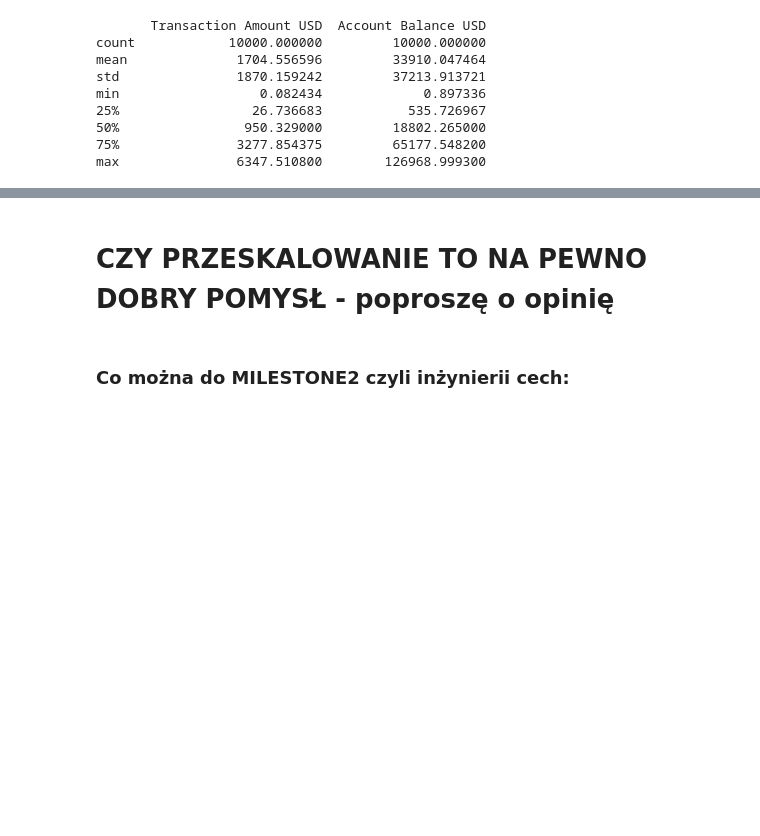
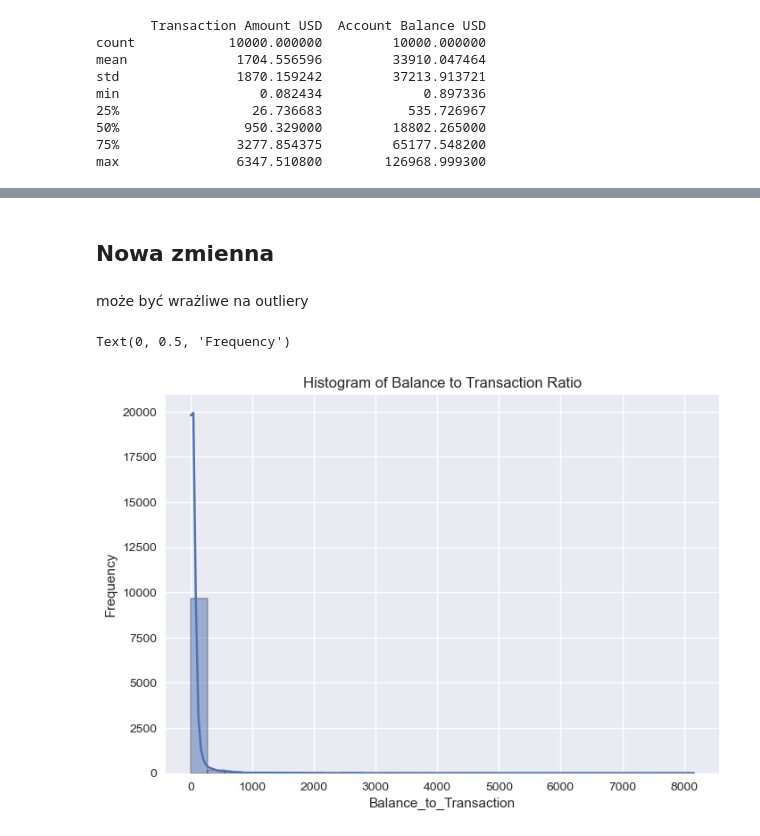
Before and after one commit to wiktoriakawa/IntroductionToMachineLearning-Project2, a Jupyter notebook: budowa_krok_1i2_3.ipynb, the cells around one changed output, grey strips where cells are left out. Saved outputs shown, nothing was run; the diff lists cells and outputs as text; code cells hidden in the pictures; blank space fills up the shorter version.

```diff
--- a/budowa_krok_1i2_3.ipynb
+++ b/budowa_krok_1i2_3.ipynb
@@ -366,6 +350,14 @@ plt.show()
-# %% [markdown]
-# CZY PRZESKALOWANIE TO NA PEWNO DOBRY POMYSŁ - poproszę o opinię
-# %% [markdown]
-### Co można do MILESTONE2 czyli inżynierii cech:
+# %% [markdown]
+## Nowa zmienna
 # %%
-df['Balance_to_Transaction_Ratio'] = df['Account Balance USD'] / df['Transaction Amount USD']
+df['Balance_to_Transaction_Ratio'] = df['Account Balance'] / df['Transaction Amount']
+# %% [markdown]
+może być wrażliwe na outliery
+# %%
+sns.histplot(df['Balance_to_Transaction_Ratio'], bins=30, kde=True)
+plt.title('Histogram of Balance to Transaction Ratio')
+plt.xlabel('Balance_to_Transaction')
+plt.ylabel('Frequency')
+# %% [output]
+Text(0, 0.5, 'Frequency')
+[figure, added]
```
Also changed, not shown: parts of 38 cells of this notebook.
